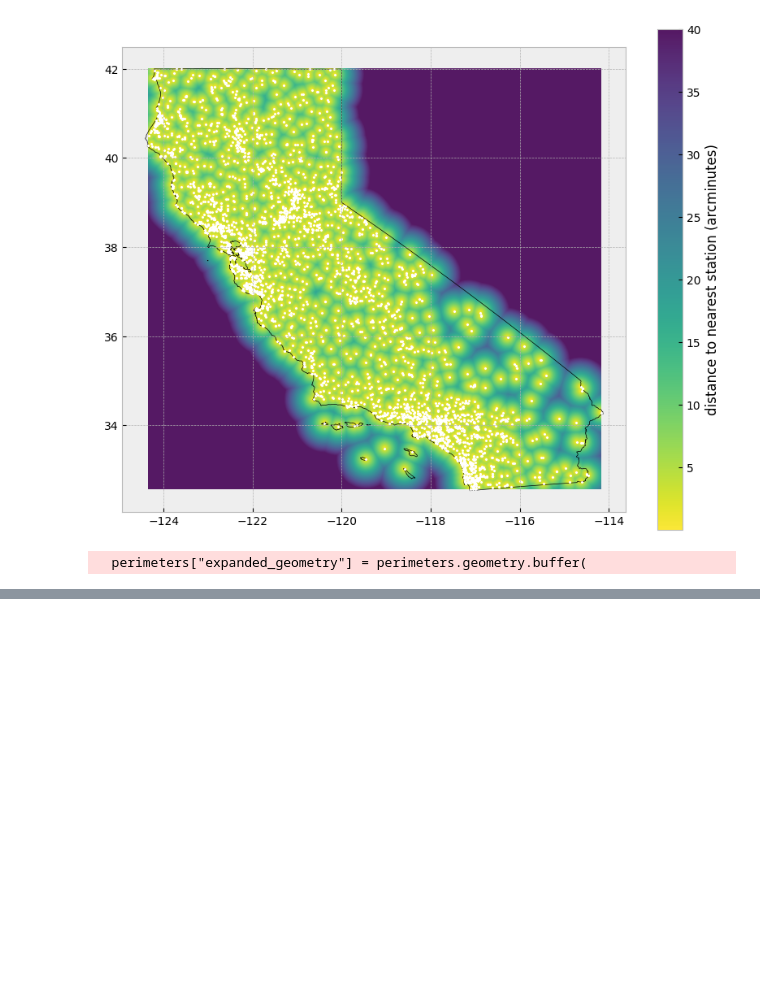
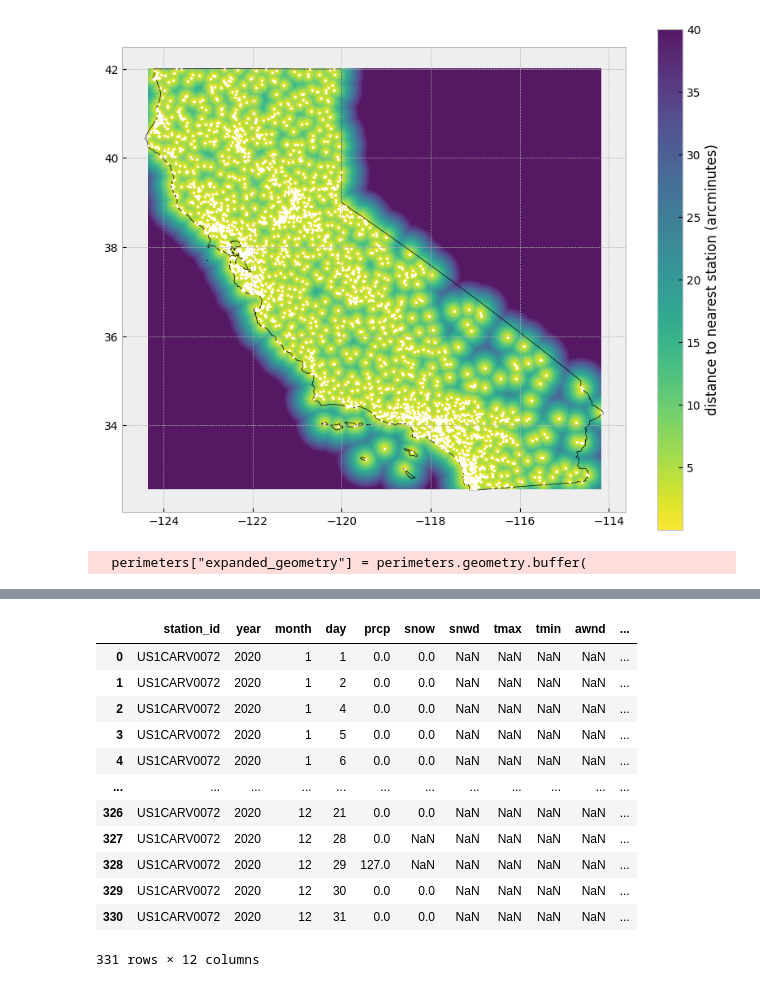
Before and after one commit to nathanrethwisch/FinalProjectDS4010A, a Jupyter notebook: py-notebooks/california-fire-with-datalake.ipynb, the cells around one changed output, grey strips where cells are left out. Drawn from its saved outputs; the diff is of its cells as text; code cells hidden in the pictures; blank space fills up the shorter version.

```diff
--- a/py-notebooks/california-fire-with-datalake.ipynb
+++ b/py-notebooks/california-fire-with-datalake.ipynb
@@ -213,0 +305,16 @@ data.query_ghcnd(pc.scalar(True))
+# %%
+data.query_ghcnd(pc.field("station_id") == "US1CARV0072")
+# %% [output]
+|  | station_id | year | month | day | prcp | snow | snwd | tmax | tmin | awnd | ... |
+| 0 | US1CARV0072 | 2020 | 1 | 1 | 0.0 | 0.0 | NaN | NaN | NaN | NaN | ... |
+| 1 | US1CARV0072 | 2020 | 1 | 2 | 0.0 | 0.0 | NaN | NaN | NaN | NaN | ... |
+| 2 | US1CARV0072 | 2020 | 1 | 4 | 0.0 | 0.0 | NaN | NaN | NaN | NaN | ... |
+| 3 | US1CARV0072 | 2020 | 1 | 5 | 0.0 | 0.0 | NaN | NaN | NaN | NaN | ... |
+| 4 | US1CARV0072 | 2020 | 1 | 6 | 0.0 | 0.0 | NaN | NaN | NaN | NaN | ... |
+| ... | ... | ... | ... | ... | ... | ... | ... | ... | ... | ... | ... |
+| 326 | US1CARV0072 | 2020 | 12 | 21 | 0.0 | 0.0 | NaN | NaN | NaN | NaN | ... |
+| 327 | US1CARV0072 | 2020 | 12 | 28 | 0.0 | NaN | NaN | NaN | NaN | NaN | ... |
+| 328 | US1CARV0072 | 2020 | 12 | 29 | 127.0 | NaN | NaN | NaN | NaN | NaN | ... |
+| 329 | US1CARV0072 | 2020 | 12 | 30 | 0.0 | 0.0 | NaN | NaN | NaN | NaN | ... |
+| 330 | US1CARV0072 | 2020 | 12 | 31 | 0.0 | 0.0 | NaN | NaN | NaN | NaN | ... |
+331 rows × 12 columns
```
Also changed, not shown: parts of 10 cells of this notebook, 15 other files.
